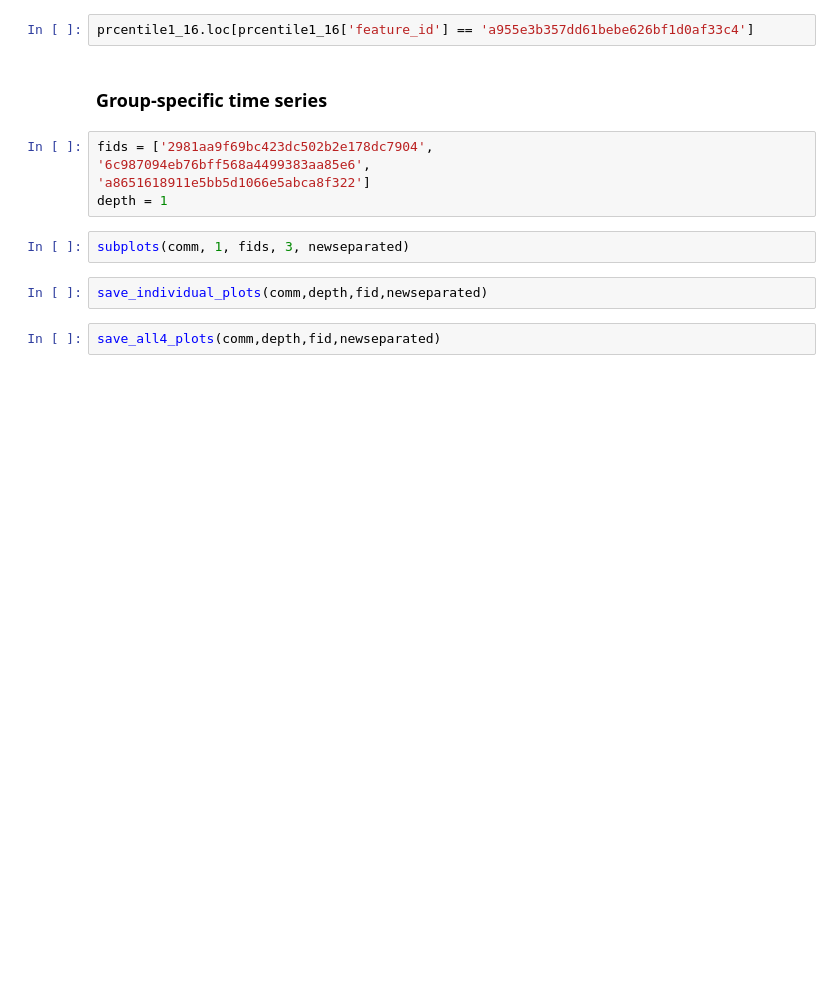
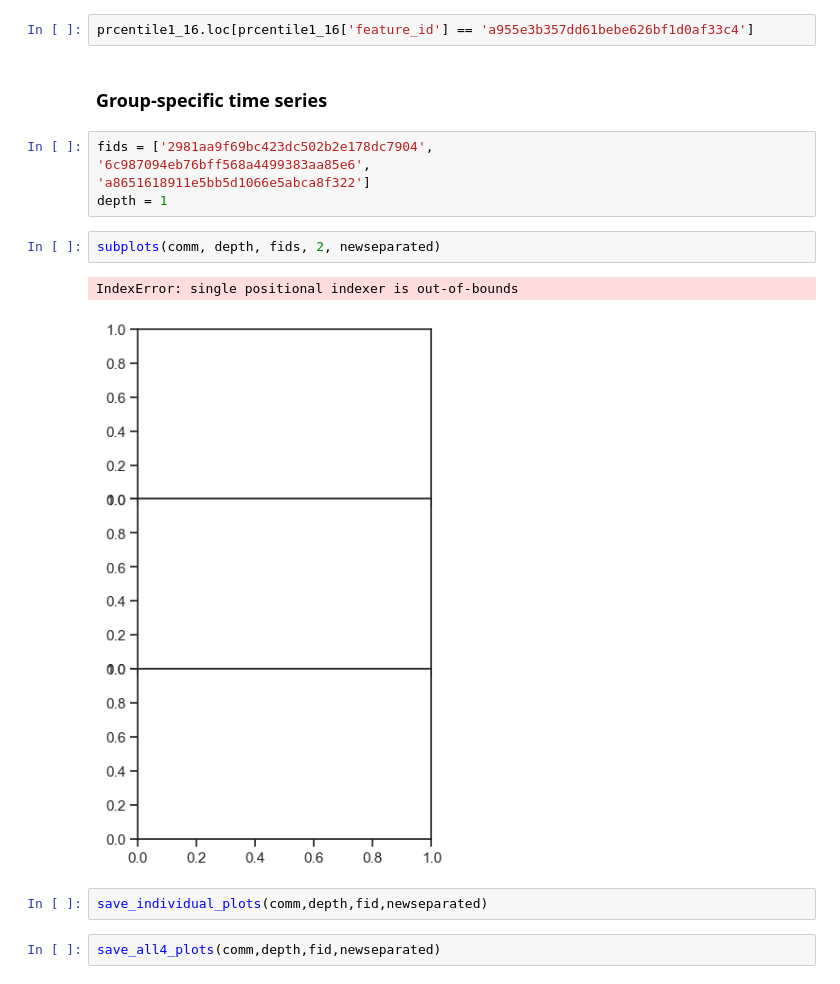
Before and after one commit to dianahaider/size_fractions, a Jupyter notebook: bb2022_sf.ipynb, the cells around one changed output. Cells and saved outputs as stored; diff of their text form; blank space fills up the shorter version.

```diff
--- a/bb2022_sf.ipynb
+++ b/bb2022_sf.ipynb
@@ -1315,7 +1245,10 @@ fids = ['2981aa9f69bc423dc502b2e178dc7904',
 'a8651618911e5bb5d1066e5abca8f322']
 depth = 1
 # %%
-subplots(comm, 1, fids, 3, newseparated)
+subplots(comm, depth, fids, 2, newseparated)
+# %% [output]
+IndexError: single positional indexer is out-of-bounds
+[figure, added]
 # %%
 save_individual_plots(comm,depth,fid,newseparated)
 # %%
```
Also changed, not shown: parts of 25 cells of this notebook, 1 other file.
